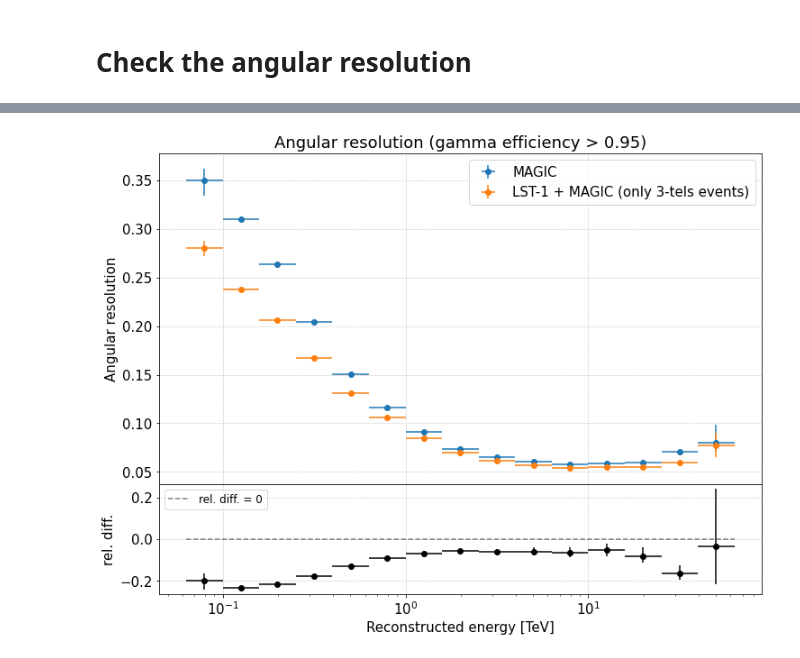
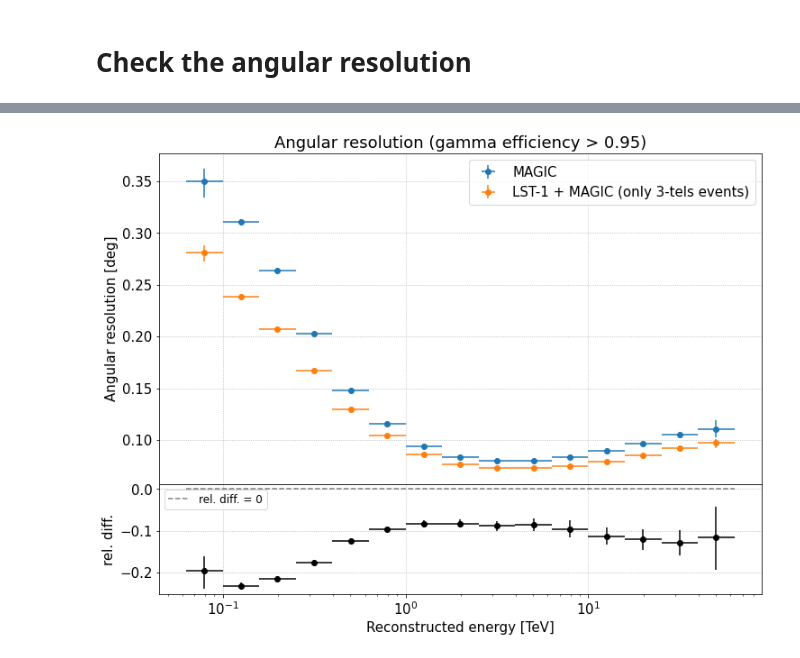
Before and after one commit to cta-observatory/magic-cta-pipe, a Jupyter notebook: notebooks/check_irfs_from_dl2.ipynb, the cells around one changed output, grey strips where cells are left out. Cells and saved outputs as stored; diff of their text form; code cells hidden in the pictures.

```diff
--- a/notebooks/check_irfs_from_dl2.ipynb
+++ b/notebooks/check_irfs_from_dl2.ipynb
@@ -104,8 +97,8 @@ print('Computing the mean of the DL2 parameters...')
 dl2_magic = get_dl2_mean(data_magic)
 
 theta = angular_separation(
-    lon1=u.Quantity(dl2_magic['mc_az'].to_numpy(), u.deg),
-    lat1=u.Quantity(dl2_magic['mc_alt'].to_numpy(), u.deg),
+    lon1=u.Quantity(dl2_magic['true_az'].to_numpy(), u.deg),
+    lat1=u.Quantity(dl2_magic['true_alt'].to_numpy(), u.deg),
     lon2=u.Quantity(dl2_magic['reco_az'].to_numpy(), u.deg),
     lat2=u.Quantity(dl2_magic['reco_alt'].to_numpy(), u.deg),
 )
@@ -131,28 +123,28 @@ dl2_magic.head()
 # %%
 # === Settings ===
 path_mlst = '/fefs/aswg/workspace/yoshiki.ohtani/analysis/combined_analysis/mc/zd40deg_az90deg/4.dl1_to_dl2/' \
-            'data/gamma_off0.4deg/dl2/merged/dl2_gamma_40deg_90deg_LST-1_MAGIC_run401_to_1000.h5'
+            'data/gamma_off0.4deg/dl2/merged/dl2_gamma_40deg_90deg_off0.4deg_LST-1_MAGIC_run401_to_1000.h5'
 
-quality_cuts = 'intensity_width_2 < 0.2'
+# quality_cuts = 'intensity_width_2 < 0.2'
 
 # === Main ===
 print('Loading the following file:')
 print(Path(path_mlst).name)
 
-data_mlst = pd.read_hdf(data_path, 'events/params')
+data_mlst = pd.read_hdf(path_mlst, 'events/parameters')
 data_mlst.set_index(['obs_id', 'event_id', 'tel_id'], inplace=True)
 data_mlst.sort_index(inplace=True)
 
-check_tel_combination(data_mlst)
+_ = check_tel_combination(data_mlst)
 
-print('Applying the quality cuts:')
-print(quality_cuts)
+# print('Applying the quality cuts:')
+# print(quality_cuts)
 
-data_mlst.query(quality_cuts, inplace=True)
-data_mlst['multiplicity'] = data_mlst.groupby(['obs_id', 'event_id']).size()
-data_mlst.query('multiplicity > 1', inplace=True)
+# data_mlst.query(quality_cuts, inplace=True)
+# data_mlst['multiplicity'] = data_mlst.groupby(['obs_id', 'event_id']).size()
+# data_mlst.query('multiplicity > 1', inplace=True)
 
-combo_types = check_tel_combination(data_mlst)
-data_mlst = data_mlst.join(combo_types)
+# combo_types = check_tel_combination(data_mlst)
+# data_mlst.update(combo_types)
 # %% [output]
 Loading the following file:
@@ -186,8 +171,8 @@ print('Computing the mean of the DL2 parameters...')
 dl2_mlst = get_dl2_mean(data_mlst)
 
 theta = angular_separation(
-    lon1=u.Quantity(dl2_mlst['mc_az'].to_numpy(), u.deg),
-    lat1=u.Quantity(dl2_mlst['mc_alt'].to_numpy(), u.deg),
+    lon1=u.Quantity(dl2_mlst['true_az'].to_numpy(), u.deg),
+    lat1=u.Quantity(dl2_mlst['true_alt'].to_numpy(), u.deg),
     lon2=u.Quantity(dl2_mlst['reco_az'].to_numpy(), u.deg),
     lat2=u.Quantity(dl2_mlst['reco_alt'].to_numpy(), u.deg),
 )
@@ -747,16 +729,16 @@ plt.show()
 ebins, angres_magic = angular_resolution_per_energy(
     reco_alt=dl2_magic['reco_alt'][mask_gh_magic].to_numpy(),
     reco_az=dl2_magic['reco_az'][mask_gh_magic].to_numpy(),
-    true_alt=dl2_magic['mc_alt'][mask_gh_magic].to_numpy(),
-    true_az=dl2_magic['mc_az'][mask_gh_magic].to_numpy(),
+    true_alt=dl2_magic['true_alt'][mask_gh_magic].to_numpy(),
+    true_az=dl2_magic['true_az'][mask_gh_magic].to_numpy(),
     energy=dl2_magic['reco_energy'][mask_gh_magic].to_numpy(),
 )
 
 _, angres_mlst = angular_resolution_per_energy(
     reco_alt=dl2_mlst['reco_alt'][mask_gh_mlst].to_numpy(),
     reco_az=dl2_mlst['reco_az'][mask_gh_mlst].to_numpy(),
-    true_alt=dl2_mlst['mc_alt'][mask_gh_mlst].to_numpy(),
-    true_az=dl2_mlst['mc_az'][mask_gh_mlst].to_numpy(),
+    true_alt=dl2_mlst['true_alt'][mask_gh_mlst].to_numpy(),
+    true_az=dl2_mlst['true_az'][mask_gh_mlst].to_numpy(),
     energy=dl2_mlst['reco_energy'][mask_gh_mlst].to_numpy(),
 )
 
@@ -794,7 +776,7 @@ gs = gridspec.GridSpec(4, 1)
 # Plot the Angular resolutions:
 ax1 = plt.subplot(gs[:3])
 ax1.set_title(f'Angular resolution (gamma efficiency > {gamma_eff})')
-ax1.set_ylabel('Angular resolution')
+ax1.set_ylabel('Angular resolution [deg]')
 ax1.semilogx()
 
 ax1.errorbar(
@@ -826,31 +808,31 @@ rel_diff = (angres_mlst[:, 0] - angres_magic[:, 0]) / angres_magic[:, 0]
 
 yerr_1 = calc_reldiff_err(
     x=angres_mlst[:, 0], y=angres_magic[:, 0],
     xerr=angres_mlst[:, 0] - angres_mlst[:, 1],
     yerr=angres_magic[:, 0] - angres_magic[:, 1],
 )
 
 yerr_2 = calc_reldiff_err(
     x=angres_mlst[:, 0], y=angres_magic[:, 0],
     xerr=angres_mlst[:, 2] - angres_mlst[:, 0],
     yerr=angres_magic[:, 2] - angres_magic[:, 0],
 )
 
 ax2.errorbar(
     x=ebins_mean, y=rel_diff,
     xerr=[ebins_mean - ebins_lo, ebins_hi - ebins_mean],
     yerr=[yerr_1, yerr_2], fmt='o', color='black',
 )
 
 ax2.plot(
     (ebins_lo[0], ebins_hi[-1]), (0, 0),
     linestyle='--', color='black', alpha=0.5, label='rel. diff. = 0',
 )
 
 ax2.grid()
 ax2.legend(loc='upper left', fontsize=12)
 
 plt.subplots_adjust(hspace=.0)
 plt.show()
 # %% [output]
-[figure, old version]
+[figure, new version]
```
Also changed, not shown: parts of 26 cells of this notebook, 10 other files.
